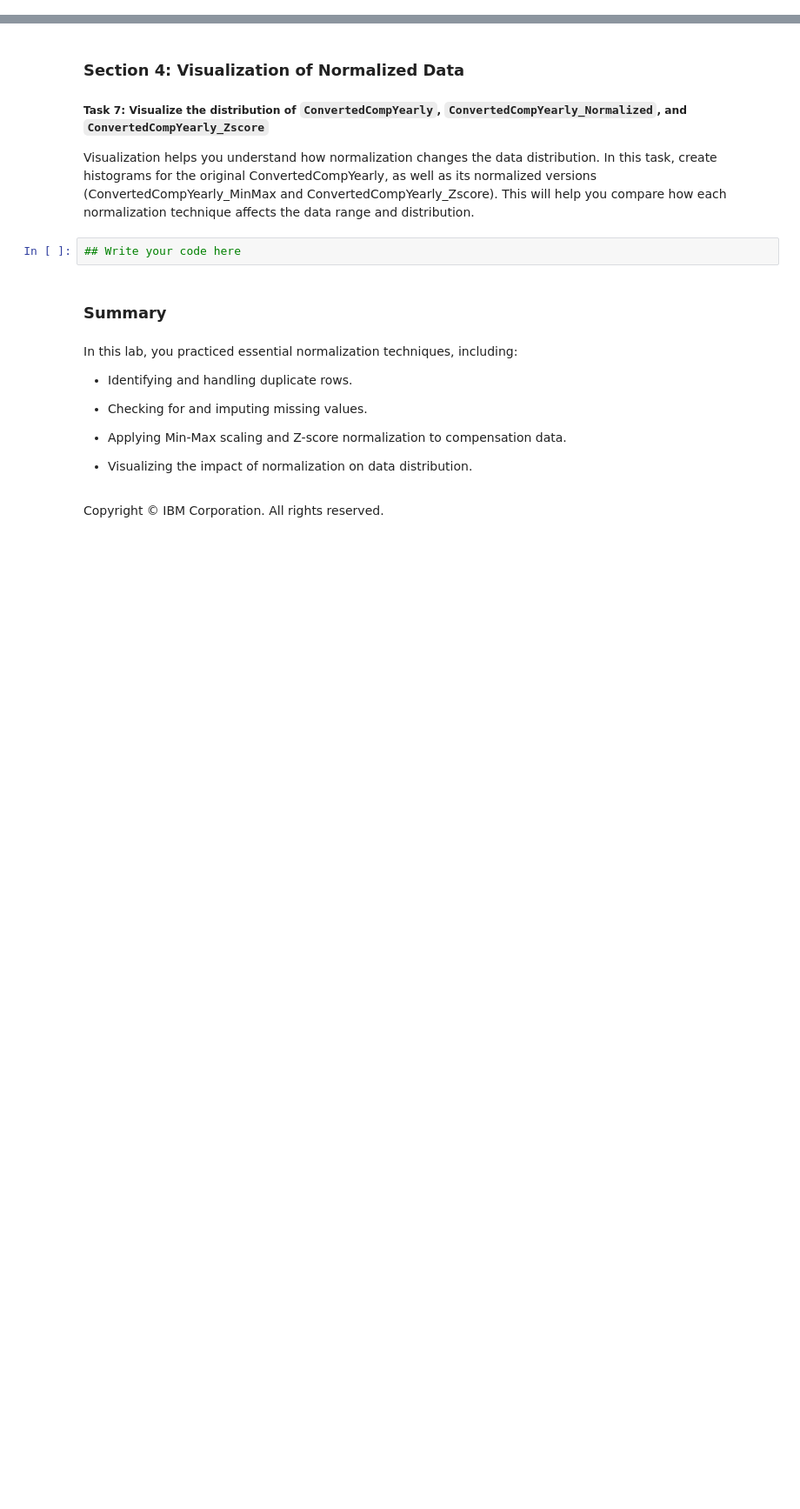
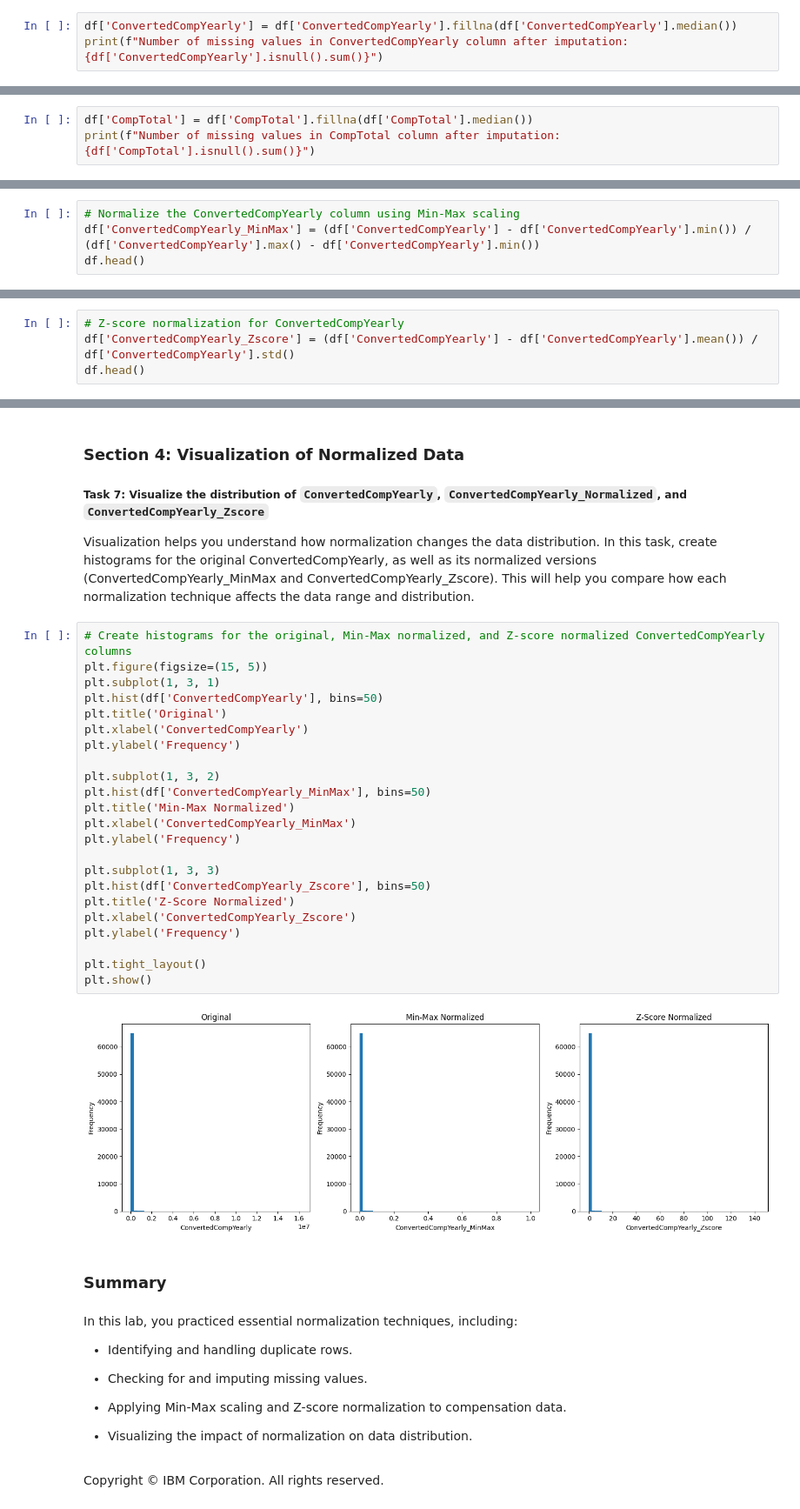
Before and after one commit to jad3ch3n/ibm-data-analyst-professional-certification, a Jupyter notebook: C9-IBM Data Analyst Capstone Project/c9lab10-normalizing-data.ipynb, the cells around one changed output, grey strips where cells are left out. Shown at 87% size. Cells and saved outputs as stored; diff of their text form; blank space fills up the shorter version.

```diff
--- a/C9-IBM Data Analyst Capstone Project/c9lab10-normalizing-data.ipynb
+++ b/C9-IBM Data Analyst Capstone Project/c9lab10-normalizing-data.ipynb
@@ -74,0 +113,3 @@ Normalization is commonly applied to compensation data to bring values within a
+# %%
+df['ConvertedCompYearly'] = df['ConvertedCompYearly'].fillna(df['ConvertedCompYearly'].median())
+print(f"Number of missing values in ConvertedCompYearly column after imputation: {df['ConvertedCompYearly'].isnull().sum()}")
@@ -74,0 +133,3 @@ Normalization is commonly applied to compensation data to bring values within a
+# %%
+df['CompTotal'] = df['CompTotal'].fillna(df['CompTotal'].median())
+print(f"Number of missing values in CompTotal column after imputation: {df['CompTotal'].isnull().sum()}")
@@ -79,0 +141,4 @@ Min-Max Scaling brings all values in a column to a 0-1 range, making it useful f
+# %%
+# Normalize the ConvertedCompYearly column using Min-Max scaling
+df['ConvertedCompYearly_MinMax'] = (df['ConvertedCompYearly'] - df['ConvertedCompYearly'].min()) / (df['ConvertedCompYearly'].max() - df['ConvertedCompYearly'].min())
+df.head()
@@ -85,0 +157,4 @@ Z-score normalization standardizes values by converting them to a distribution w
+# %%
+# Z-score normalization for ConvertedCompYearly
+df['ConvertedCompYearly_Zscore'] = (df['ConvertedCompYearly'] - df['ConvertedCompYearly'].mean()) / df['ConvertedCompYearly'].std()
+df.head()
@@ -88,8 +171,31 @@ Z-score normalization standardizes values by converting them to a distribution w
 ##### Task 7: Visualize the distribution of `ConvertedCompYearly`, `ConvertedCompYearly_Normalized`, and `ConvertedCompYearly_Zscore`
 
 Visualization helps you understand how normalization changes the data distribution. In this task, create histograms for the original ConvertedCompYearly, as well as its normalized versions (ConvertedCompYearly_MinMax and ConvertedCompYearly_Zscore). This will help you compare how each normalization technique affects the data range and distribution.
-# %%
-## Write your code here
+# %%
+# Create histograms for the original, Min-Max normalized, and Z-score normalized ConvertedCompYearly columns
+plt.figure(figsize=(15, 5))
+plt.subplot(1, 3, 1)
+plt.hist(df['ConvertedCompYearly'], bins=50)
+plt.title('Original')
+plt.xlabel('ConvertedCompYearly')
+plt.ylabel('Frequency')
+
+plt.subplot(1, 3, 2)
+plt.hist(df['ConvertedCompYearly_MinMax'], bins=50)
+plt.title('Min-Max Normalized')
+plt.xlabel('ConvertedCompYearly_MinMax')
+plt.ylabel('Frequency')
+
+plt.subplot(1, 3, 3)
+plt.hist(df['ConvertedCompYearly_Zscore'], bins=50)
+plt.title('Z-Score Normalized')
+plt.xlabel('ConvertedCompYearly_Zscore')
+plt.ylabel('Frequency')
+
+plt.tight_layout()
+plt.show()
+# %% [output]
+[figure, added]
 # %% [markdown]
 ### Summary
 # %% [markdown]
```
Also changed, not shown: parts of 20 cells of this notebook, 2 other files.
